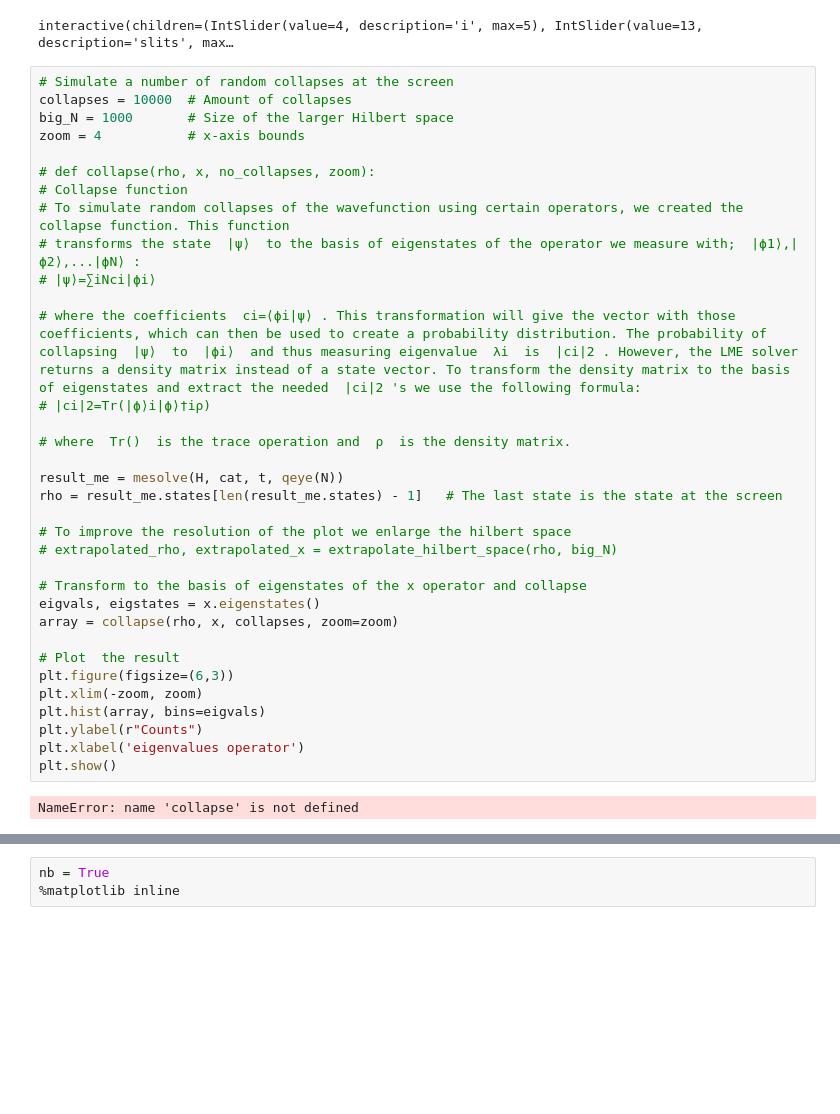
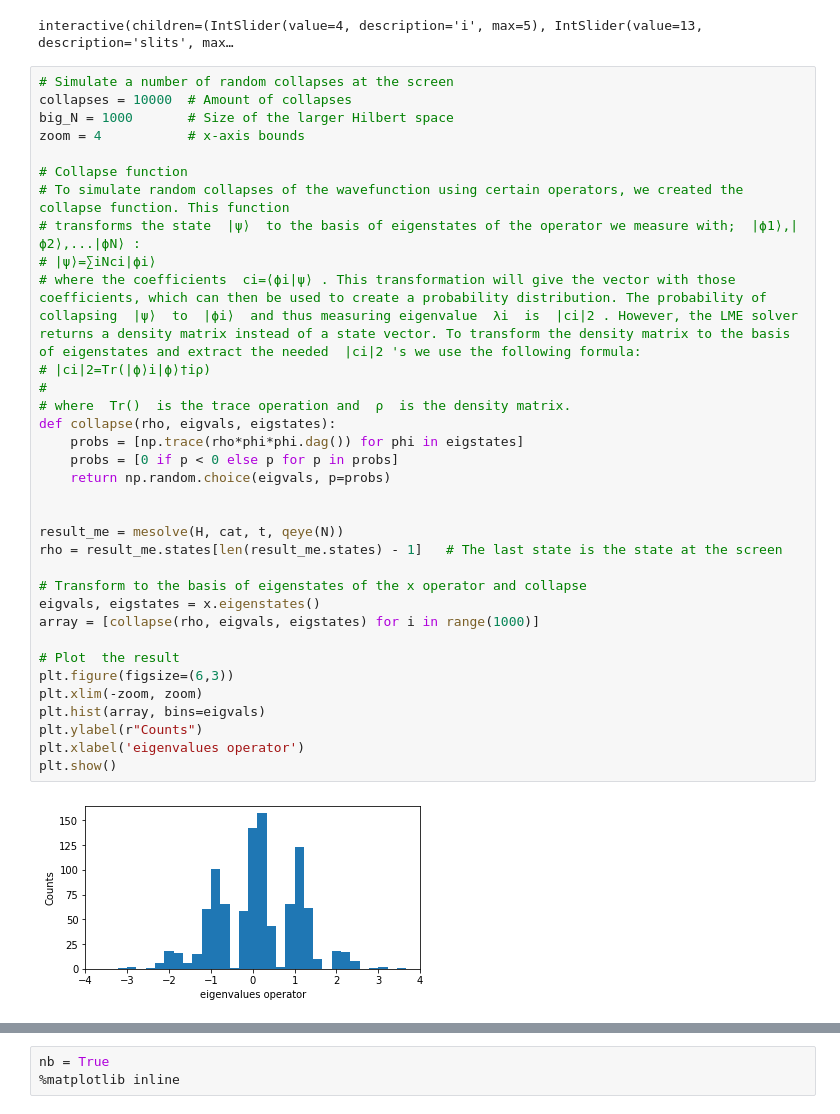
Before and after one commit to JayDew/qutip, a Jupyter notebook: QSM.ipynb, the cells around one changed output, grey strips where cells are left out. Saved outputs shown, nothing was run; the diff lists cells and outputs as text; blank space fills up the shorter version.

```diff
--- a/QSM.ipynb
+++ b/QSM.ipynb
@@ -43,36 +43,36 @@ interactive(children=(IntSlider(value=4, description='i', max=5), IntSlider(valu
 # %%
 # Simulate a number of random collapses at the screen
 collapses = 10000  # Amount of collapses
 big_N = 1000       # Size of the larger Hilbert space
 zoom = 4           # x-axis bounds
 
-# def collapse(rho, x, no_collapses, zoom):
 # Collapse function
 # To simulate random collapses of the wavefunction using certain operators, we created the collapse function. This function
 # transforms the state  |ψ⟩  to the basis of eigenstates of the operator we measure with;  |ϕ1⟩,|ϕ2⟩,...|ϕN⟩ :
 # |ψ⟩=∑iNci|ϕi⟩
-
 # where the coefficients  ci=⟨ϕi|ψ⟩ . This transformation will give the vector with those coefficients, which can then be used to create a probability distribution. The probability of collapsing  |ψ⟩  to  |ϕi⟩  and thus measuring eigenvalue  λi  is  |ci|2 . However, the LME solver returns a density matrix instead of a state vector. To transform the density matrix to the basis of eigenstates and extract the needed  |ci|2 's we use the following formula:
 # |ci|2=Tr(|ϕ⟩i|ϕ⟩†iρ)
+#
+# where  Tr()  is the trace operation and  ρ  is the density matrix.
+def collapse(rho, eigvals, eigstates):
+    probs = [np.trace(rho*phi*phi.dag()) for phi in eigstates]
+    probs = [0 if p < 0 else p for p in probs]
+    return np.random.choice(eigvals, p=probs)
 
-# where  Tr()  is the trace operation and  ρ  is the density matrix.
 
 result_me = mesolve(H, cat, t, qeye(N))
 rho = result_me.states[len(result_me.states) - 1]   # The last state is the state at the screen
 
-# To improve the resolution of the plot we enlarge the hilbert space
-# extrapolated_rho, extrapolated_x = extrapolate_hilbert_space(rho, big_N)
-
 # Transform to the basis of eigenstates of the x operator and collapse
 eigvals, eigstates = x.eigenstates()
-array = collapse(rho, x, collapses, zoom=zoom)
+array = [collapse(rho, eigvals, eigstates) for i in range(1000)]
 
 # Plot  the result
 plt.figure(figsize=(6,3))
 plt.xlim(-zoom, zoom)
 plt.hist(array, bins=eigvals)
 plt.ylabel(r"Counts")
 plt.xlabel('eigenvalues operator')
 plt.show()
 # %% [output]
-NameError: name 'collapse' is not defined
+[figure, added]
```
Also changed, not shown: parts of 3 cells of this notebook.
